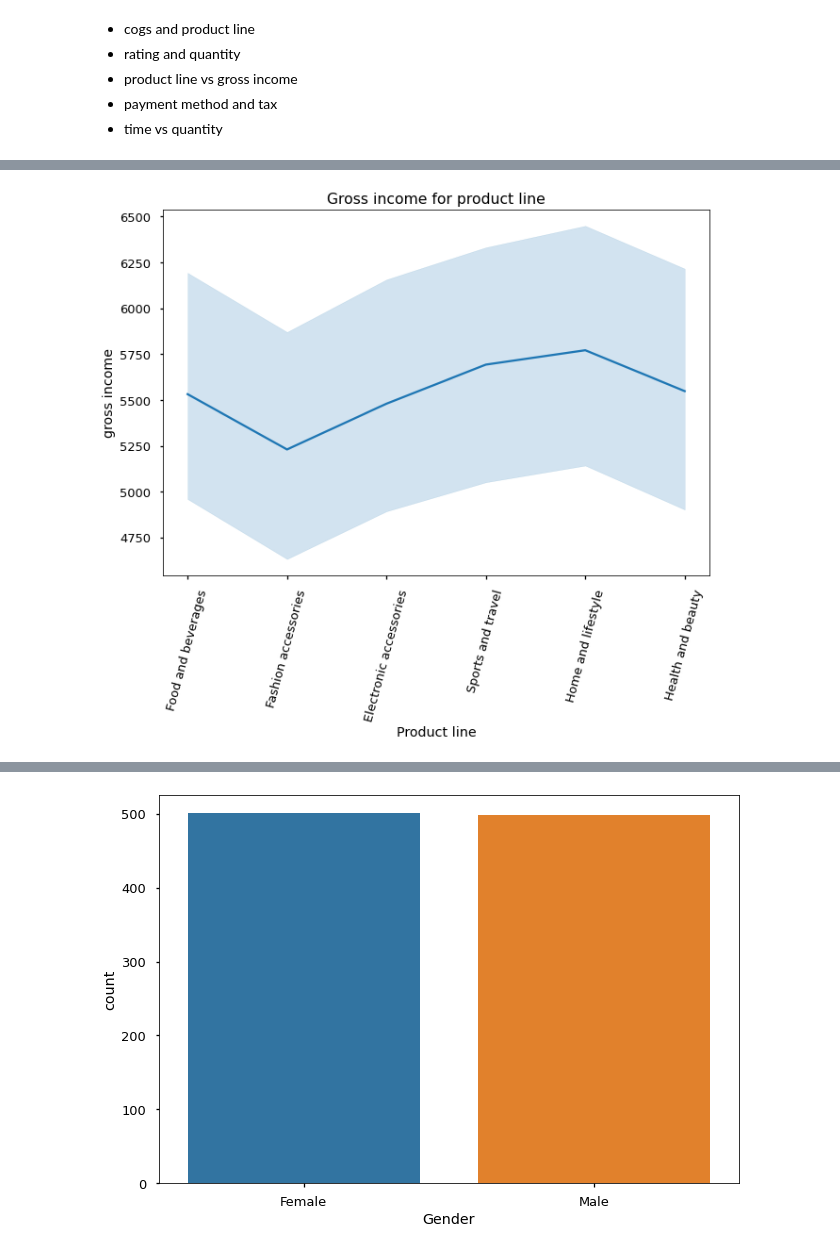
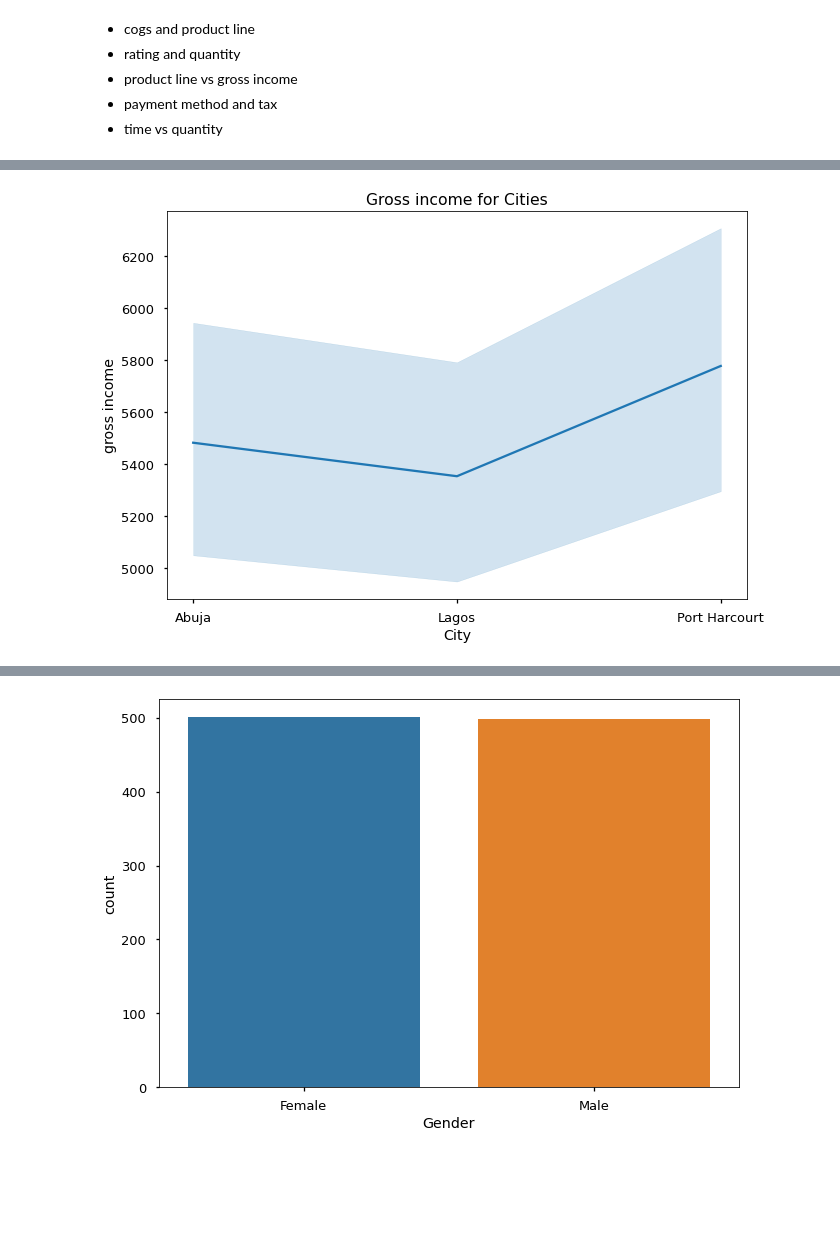
Before and after one commit to Grace2705/Data-Analysis-Project, a Jupyter notebook: Starter_notebook.ipynb, the cells around one changed output, grey strips where cells are left out. Saved outputs shown, nothing was run; the diff lists cells and outputs as text; code cells hidden in the pictures; blank space fills up the shorter version.

```diff
--- a/Starter_notebook.ipynb
+++ b/Starter_notebook.ipynb
@@ -612,8 +690,7 @@ plt.show()
 # %%
-sns.lineplot(x = 'Product line', y = 'gross income', data = merged)
-plt.title('Gross income for product line')
-plt.xticks(rotation = 75)
+sns.lineplot(x = 'City', y = 'gross income', data = merged)
+plt.title('Gross income for Cities')
 plt.show()
 # %% [output]
-[figure, old version]
+[figure, new version]
 # %%
```
Also changed, not shown: parts of 26 cells of this notebook, 2 other files.
